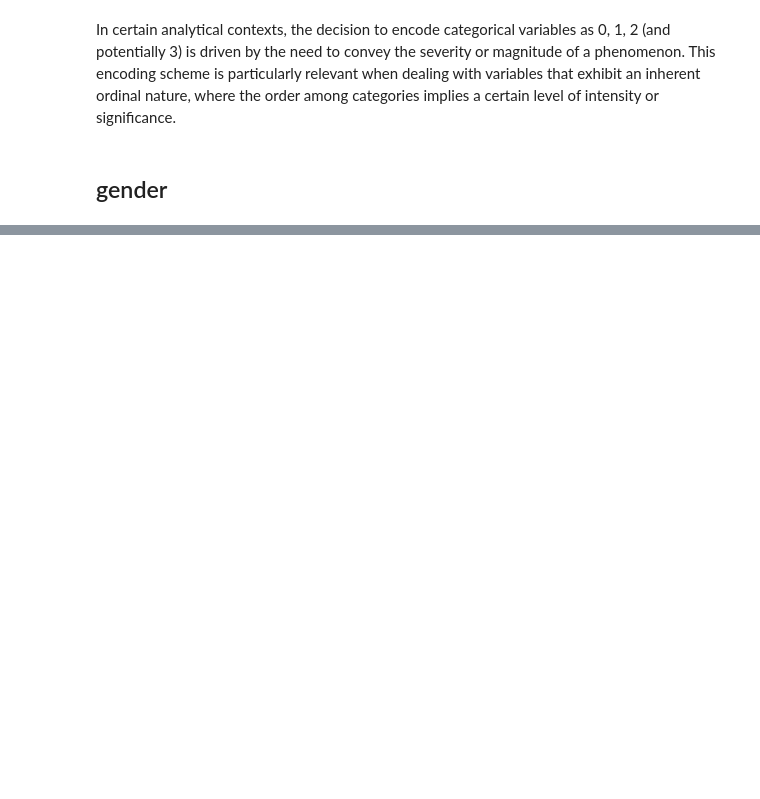
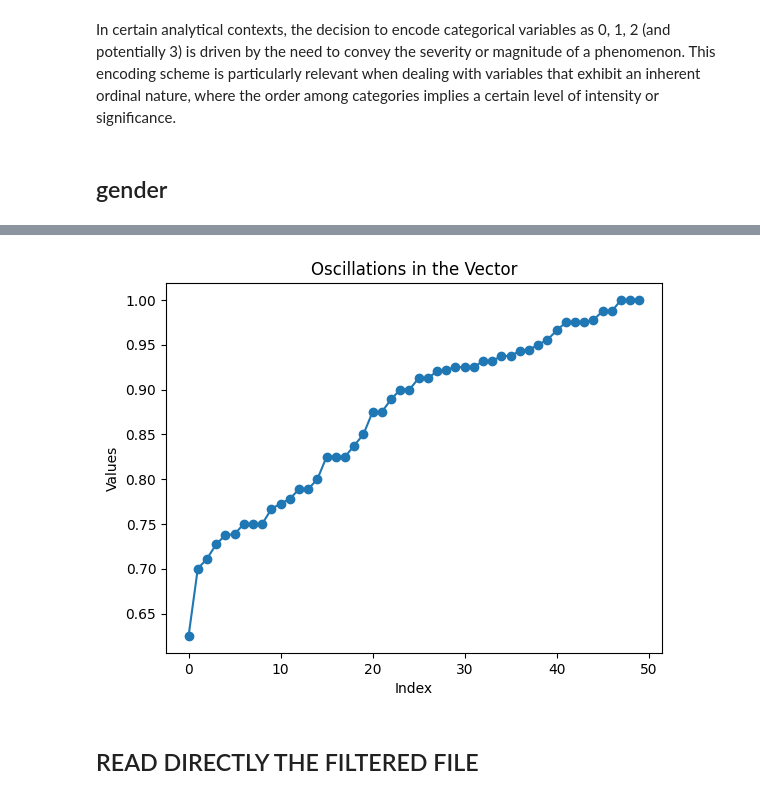
Before and after one commit to marinazanoni/FDS_final, a Jupyter notebook: datasetHEART.ipynb, the cells around one changed output, grey strips where cells are left out. Drawn from its saved outputs; the diff is of its cells as text; code cells hidden in the pictures; blank space fills up the shorter version.

```diff
--- a/datasetHEART.ipynb
+++ b/datasetHEART.ipynb
@@ -102,0 +405,14 @@ In generale, la fattorizzazione dipende dalle tue esigenze analitiche specifiche
+# %%
+
+# Create a plot
+plt.plot(sorted(auc_stored), marker='o', linestyle='-')
+
+# Add labels and title
+plt.xlabel('Index')
+plt.ylabel('Values')
+plt.title('Oscillations in the Vector')
+
+# Show the plot
+plt.show()
+# %% [output]
+[figure, added]
@@ -102,0 +421,2 @@ In generale, la fattorizzazione dipende dalle tue esigenze analitiche specifiche
+# %% [markdown]
+## READ DIRECTLY THE FILTERED FILE
```
Also changed, not shown: parts of 43 cells of this notebook.
